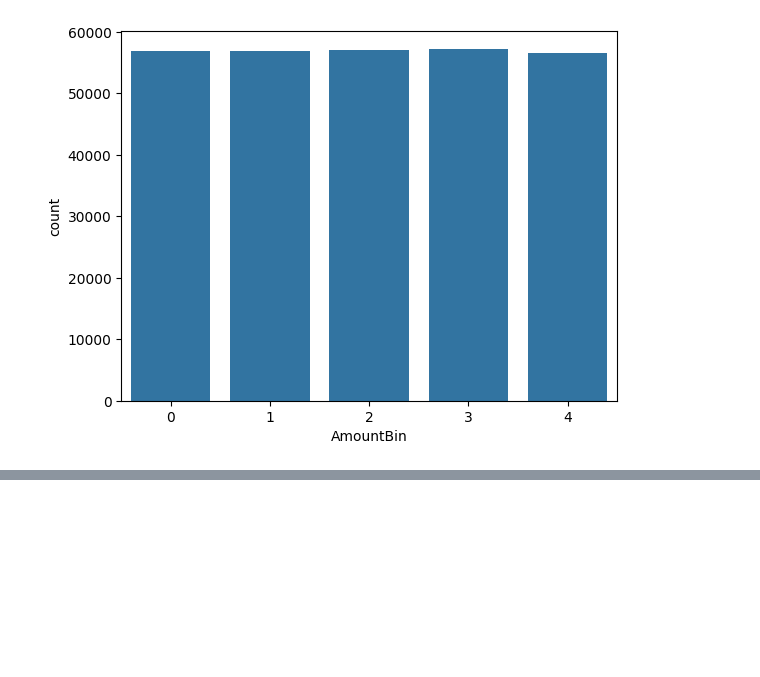
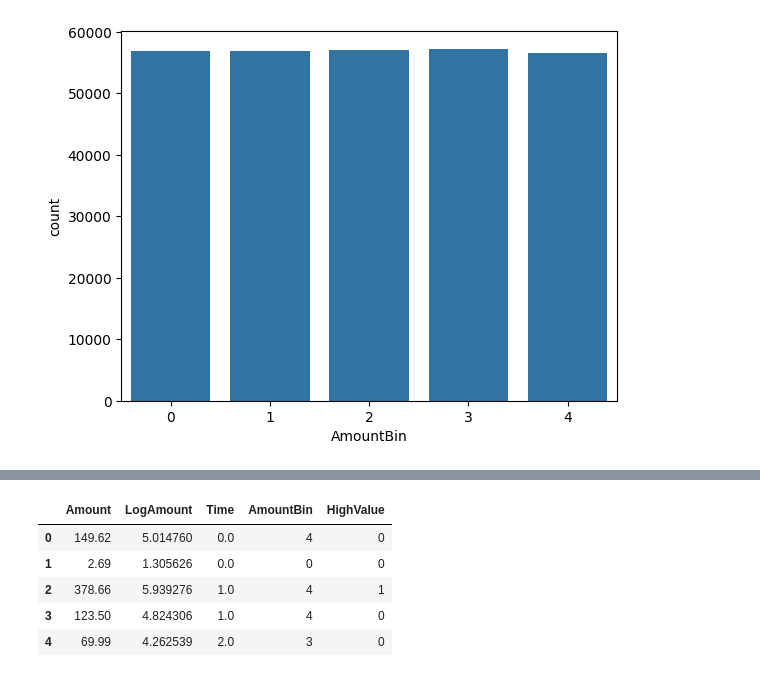
Before and after one commit to jackaakash4/100DaysOfML, a Jupyter notebook: day18/credit-card-fraud/notebooks/credit-card-fraud-detection.ipynb, the cells around one changed output, grey strips where cells are left out. Drawn from its saved outputs; the diff is of its cells as text; code cells hidden in the pictures; blank space fills up the shorter version.

```diff
--- a/day18/credit-card-fraud/notebooks/credit-card-fraud-detection.ipynb
+++ b/day18/credit-card-fraud/notebooks/credit-card-fraud-detection.ipynb
@@ -184,0 +226,13 @@ df.head()
+# %%
+#Final dataset
+X = df[["Amount","LogAmount","Time","AmountBin","HighValue"]]
+
+y = df['Class']
+X.head()
+# %% [output]
+|  | Amount | LogAmount | Time | AmountBin | HighValue |
+| 0 | 149.62 | 5.014760 | 0.0 | 4 | 0 |
+| 1 | 2.69 | 1.305626 | 0.0 | 0 | 0 |
+| 2 | 378.66 | 5.939276 | 1.0 | 4 | 1 |
+| 3 | 123.50 | 4.824306 | 1.0 | 4 | 0 |
+| 4 | 69.99 | 4.262539 | 2.0 | 3 | 0 |
```
Also changed, not shown: parts of 3 cells of this notebook.
